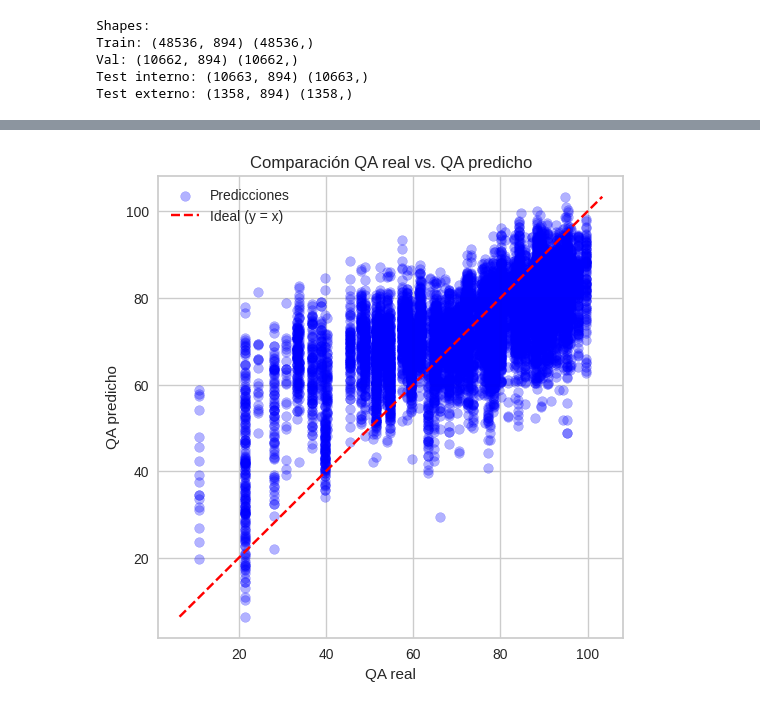
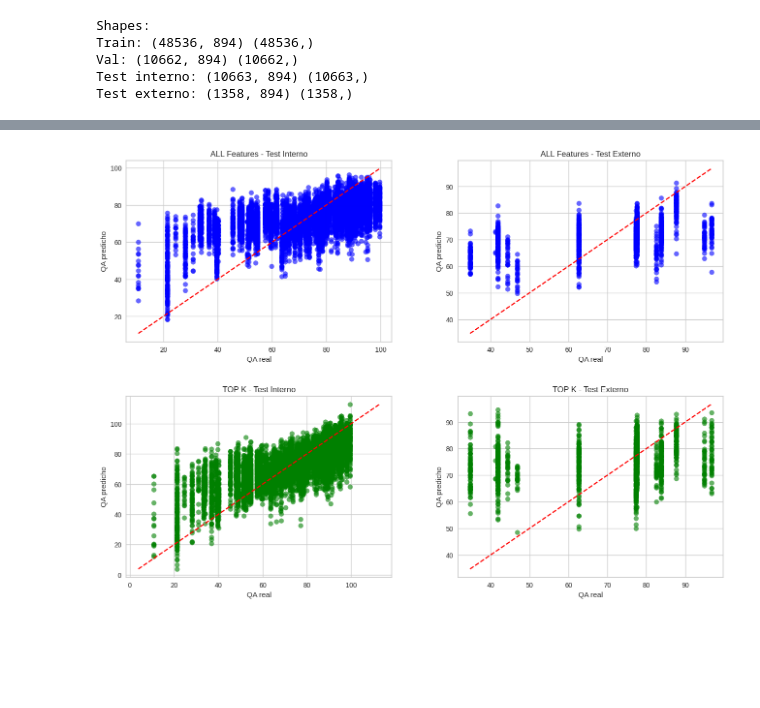
Before and after one commit to monirome/afasia_catalan, a Jupyter notebook: 5_clasificador_all.ipynb, the cells around one changed output, grey strips where cells are left out. Drawn from its saved outputs; the diff is of its cells as text; code cells hidden in the pictures; blank space fills up the shorter version.

```diff
--- a/5_clasificador_all.ipynb
+++ b/5_clasificador_all.ipynb
@@ -613,7 +613,7 @@ Test externo: (1358, 894) (1358,)
 pipeline_all = Pipeline([
     ("imputer", SimpleImputer(strategy="median")),
     ("scaler",  StandardScaler()),
-    ("lgbm",    LGBMRegressor(random_state=42))
+    ("lgbm",    LGBMRegressor(random_state=42, verbose=-1))
 ])
 
 # Para la optimización, usaremos SOLO X_train, y_train
@@ -646,7 +646,7 @@ def objective_all(trial):
     return mae_cv
 
 study_all = optuna.create_study(direction="minimize")
-study_all.optimize(objective_all, n_trials=5, show_progress_bar=True)  # Ajusta n_trials
+study_all.optimize(objective_all, n_trials=2, show_progress_bar=True)  # Ajusta n_trials
 
 best_params_all = study_all.best_params
 print("=== Best MAE (ALL features) ===", study_all.best_value)
@@ -781,7 +764,7 @@ Seleccionamos top 50 features: ['mfcc13_mean', 'mfcc10_mean', 'slopeUV0-500_sma3
 pipeline_top = Pipeline([
     ("imputer", SimpleImputer(strategy="median")),
     ("scaler",  StandardScaler()),
-    ("lgbm",    LGBMRegressor(random_state=42))
+    ("lgbm",    LGBMRegressor(random_state=42, verbose=-1))
 ])
 
 def objective_top(trial):
@@ -926,22 +903,58 @@ Si es parecido, has reducido dimensionalidad e incrementado interpretabilidad si
 # %%
 import matplotlib.pyplot as plt
 
-# Suponiendo que tienes: y_test, y_pred_test_all (o y_pred_test_top)
-y_true = y_test
-y_pred = y_pred_test_all  # o y_pred_test_top, según desees
+fig, axes = plt.subplots(2, 2, figsize=(14, 10))
 
-plt.figure(figsize=(6,6))
-plt.scatter(y_true, y_pred, alpha=0.3, color='blue', label='Predicciones')
-# Línea ideal (y = x)
-min_val = min(min(y_true), min(y_pred))
-max_val = max(max(y_true), max(y_pred))
-plt.plot([min_val, max_val], [min_val, max_val], color='red', linestyle='--', label='Ideal (y = x)')
+# 1) Modelo ALL - Test Interno
+axes[0, 0].scatter(y_test, y_pred_test_all, alpha=0.6, color='blue')
+min_val = min(y_test.min(), y_pred_test_all.min())
+max_val = max(y_test.max(), y_pred_test_all.max())
+axes[0, 0].plot([min_val, max_val], [min_val, max_val], '--', color='red')
+axes[0, 0].set_xlabel("QA real")
+axes[0, 0].set_ylabel("QA predicho")
+axes[0, 0].set_title("ALL Features - Test Interno")
+axes[0, 0].grid(True)
 
-plt.xlabel('QA real')
-plt.ylabel('QA predicho')
-plt.title('Comparación QA real vs. QA predicho')
-plt.legend()
-plt.grid(True)
+# 2) Modelo ALL - Test Externo
+axes[0, 1].scatter(y_ext, y_pred_ext_all, alpha=0.6, color='blue')
+min_val = min(y_ext.min(), y_pred_ext_all.min())
+max_val = max(y_ext.max(), y_pred_ext_all.max())
+axes[0, 1].plot([min_val, max_val], [min_val, max_val], '--', color='red')
+axes[0, 1].set_xlabel("QA real")
+axes[0, 1].set_ylabel("QA predicho")
+axes[0, 1].set_title("ALL Features - Test Externo")
+axes[0, 1].grid(True)
+
+# 3) Modelo TOP K - Test Interno
+axes[1, 0].scatter(y_test_top, y_pred_test_top, alpha=0.6, color='green')
+min_val = min(y_test_top.min(), y_pred_test_top.min())
+max_val = max(y_test_top.max(), y_pred_test_top.max())
+axes[1, 0].plot([min_val, max_val], [min_val, max_val], '--', color='red')
+axes[1, 0].set_xlabel("QA real")
+axes[1, 0].set_ylabel("QA predicho")
+axes[1, 0].set_title("TOP K - Test Interno")
+axes[1, 0].grid(True)
+
+# 4) Modelo TOP K - Test Externo
+axes[1, 1].scatter(y_ext_top, y_pred_ext_top, alpha=0.6, color='green')
+min_val = min(y_ext_top.min(), y_pred_ext_top.min())
+max_val = max(y_ext_top.max(), y_pred_ext_top.max())
+axes[1, 1].plot([min_val, max_val], [min_val, max_val], '--', color='red')
+axes[1, 1].set_xlabel("QA real")
+axes[1, 1].set_ylabel("QA predicho")
+axes[1, 1].set_title("TOP K - Test Externo")
+axes[1, 1].grid(True)
+
+# Ajustar los espacios entre subplots para que no queden muy pegados
+plt.subplots_adjust(
+    left=0.08,   # margen izquierdo
+    right=0.96,  # margen derecho
+    top=0.93,    # margen superior
+    bottom=0.07, # margen inferior
+    wspace=0.25, # espacio horizontal entre subplots
+    hspace=0.3   # espacio vertical entre subplots
+)
+
 plt.show()
 # %% [output]
-[figure, old version]
+[figure, new version]
```
Also changed, not shown: parts of 14 cells of this notebook.
